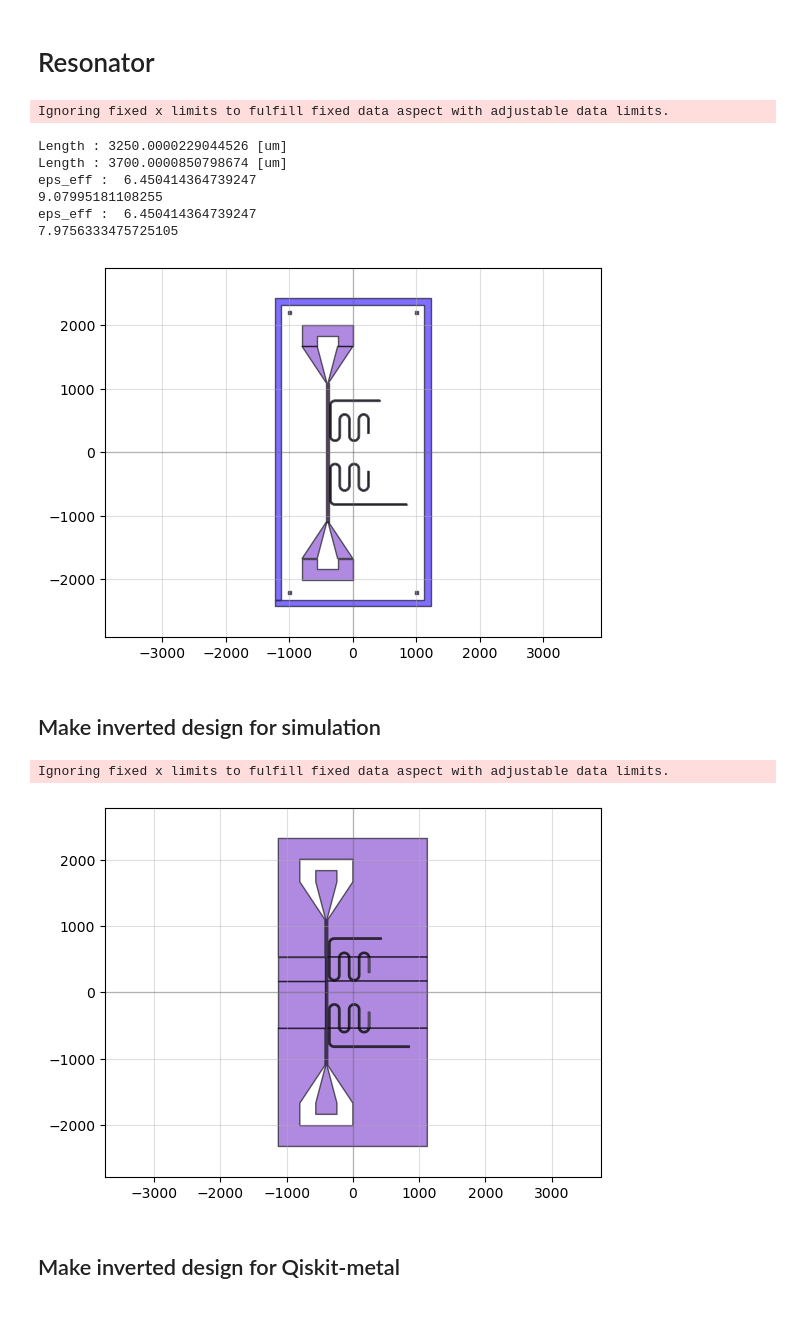
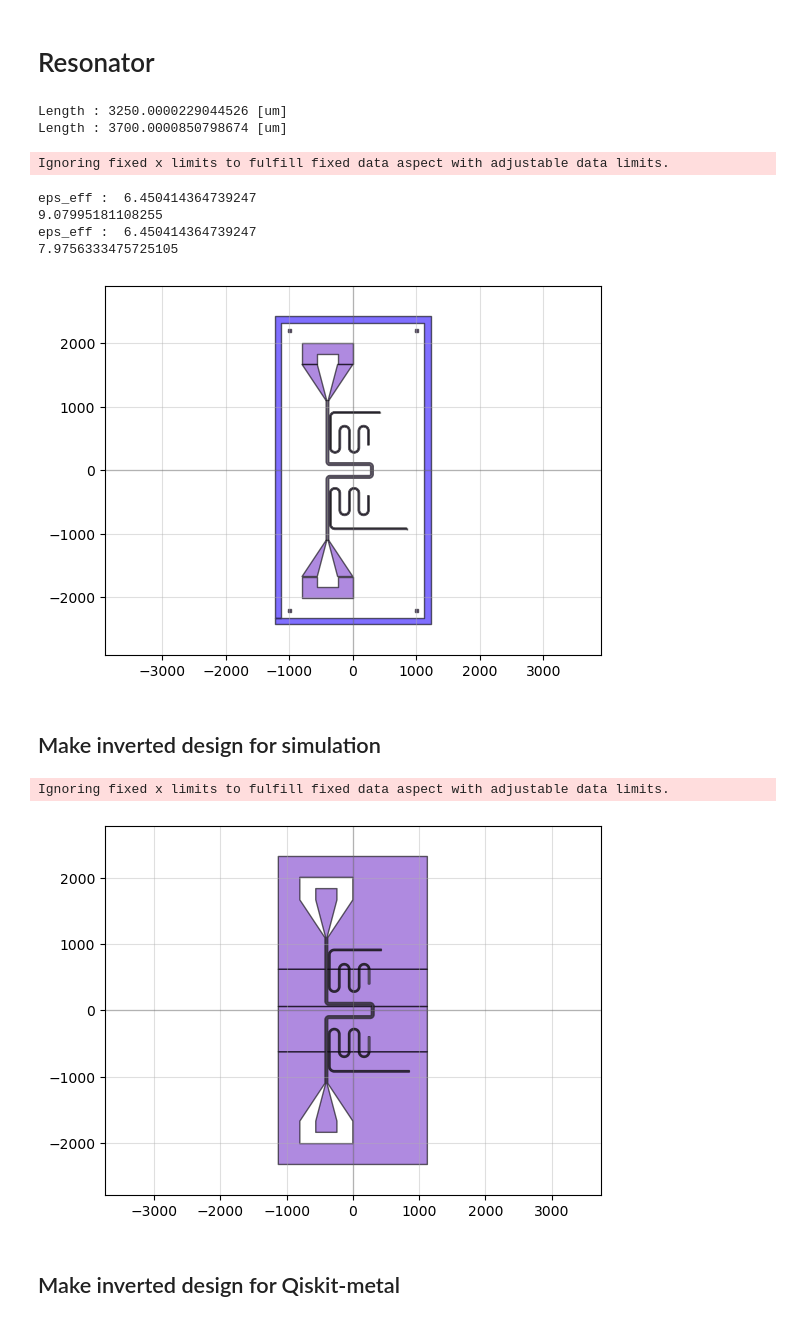
Before and after one commit to yminononono/Quantum-GDSDesign, a Jupyter notebook: Tc_sample.ipynb, the cells around one changed output. Saved outputs shown, nothing was run; the diff lists cells and outputs as text; code cells hidden in the pictures.

```diff
--- a/Tc_sample.ipynb
+++ b/Tc_sample.ipynb
@@ -88,45 +88,57 @@ resonator_config = dict(
     n_step = 3,
     transmon = False,
     mirror = True,
     print_length = True,
     norm_to_length = 3250
 )
 
 R1 = device_Resonator(**resonator_config)
 R1.rotate(-90)
-R1.xmin = FL.device.x + 0.5*LaunchPad_trace_width + LaunchPad_trace_gap_width + feedline_resonator_gap
-R1.y = 500
+if FeedLine_path_type == "straight":
+    R1.xmin = FL.device.x + 0.5*LaunchPad_trace_width + LaunchPad_trace_gap_width + feedline_resonator_gap
+    R1.y = 500
+elif FeedLine_path_type == "manual":
+    R1.xmin = FeedLine_path_points[0][0] + 0.5*LaunchPad_trace_width + LaunchPad_trace_gap_width + feedline_resonator_gap
+    R1.y = 0.5*(FeedLine_input_pos[1] + FeedLine_path_points[0][1])
+elif FeedLine_path_type == "extrude":
+    sys.exit("Currently I don't know how to extract the right position to place the resonators...")
 chipdesign.add_ref(R1.device)
 
 resonator_config.update(
     resonator_straight1 = 220,
     resonator_straight2 = 260,
     resonator_straight3 = 475,
     resonator_straight4 = 1100,
     mirror = False,
     norm_to_length = 3700
 )
 
 R2 = device_Resonator(**resonator_config)
 R2.rotate(90)
-R2.y = -500
-R2.xmin = FL.device.x + 0.5*LaunchPad_trace_width + LaunchPad_trace_gap_width + feedline_resonator_gap
+if FeedLine_path_type == "straight":
+    R2.xmin = FL.device.x + 0.5*LaunchPad_trace_width + LaunchPad_trace_gap_width + feedline_resonator_gap
+    R2.y = -500
+elif FeedLine_path_type == "manual":
+    R2.xmin = FeedLine_path_points[3][0] + 0.5*LaunchPad_trace_width + LaunchPad_trace_gap_width + feedline_resonator_gap
+    R2.y = 0.5*(FeedLine_output_pos[1] + FeedLine_path_points[3][1])
+elif FeedLine_path_type == "extrude":
+    sys.exit("Currently I don't know how to extract the right position to place the resonators...")
 chipdesign.add_ref(R2.device)
 
 print( calculate_resonator_frequency(length = 3250) * 1e-9)
 print( calculate_resonator_frequency(length = 3700) * 1e-9)
 
 chipdesign.write_gds('output/test.gds')
 qp(chipdesign)
 # %% [output]
-Ignoring fixed x limits to fulfill fixed data aspect with adjustable data limits.
+Length : 3250.0000229044526 [um]
+Length : 3700.0000850798674 [um]
-Length : 3250.0000229044526 [um]
-Length : 3700.0000850798674 [um]
-eps_eff :  6.450414364739247
-9.07995181108255
-eps_eff :  6.450414364739247
-7.9756333475725105
+Ignoring fixed x limits to fulfill fixed data aspect with adjustable data limits.
+eps_eff :  6.450414364739247
+9.07995181108255
+eps_eff :  6.450414364739247
+7.9756333475725105
-[figure, old version]
+[figure, new version]
 # %% [markdown]
 ## Make inverted design for simulation
 # %%
@@ -143,7 +155,7 @@ chipdesign_inverted.write_gds('output/TcSampleDesign_simulation.gds')
 qp(chipdesign_inverted)
 # %% [output]
 Ignoring fixed x limits to fulfill fixed data aspect with adjustable data limits.
-[figure, old version]
+[figure, new version]
 # %% [markdown]
 ## Make inverted design for Qiskit-metal
 # %%
```
Also changed, not shown: parts of 4 cells of this notebook, 6 other files.
